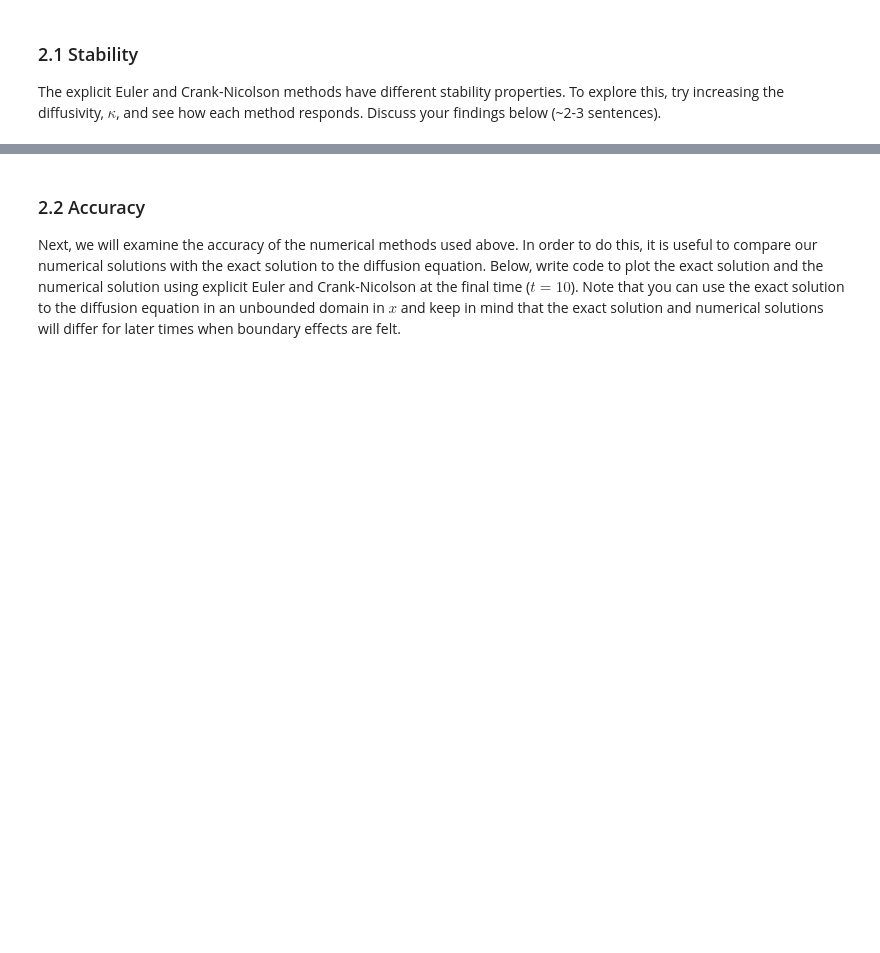
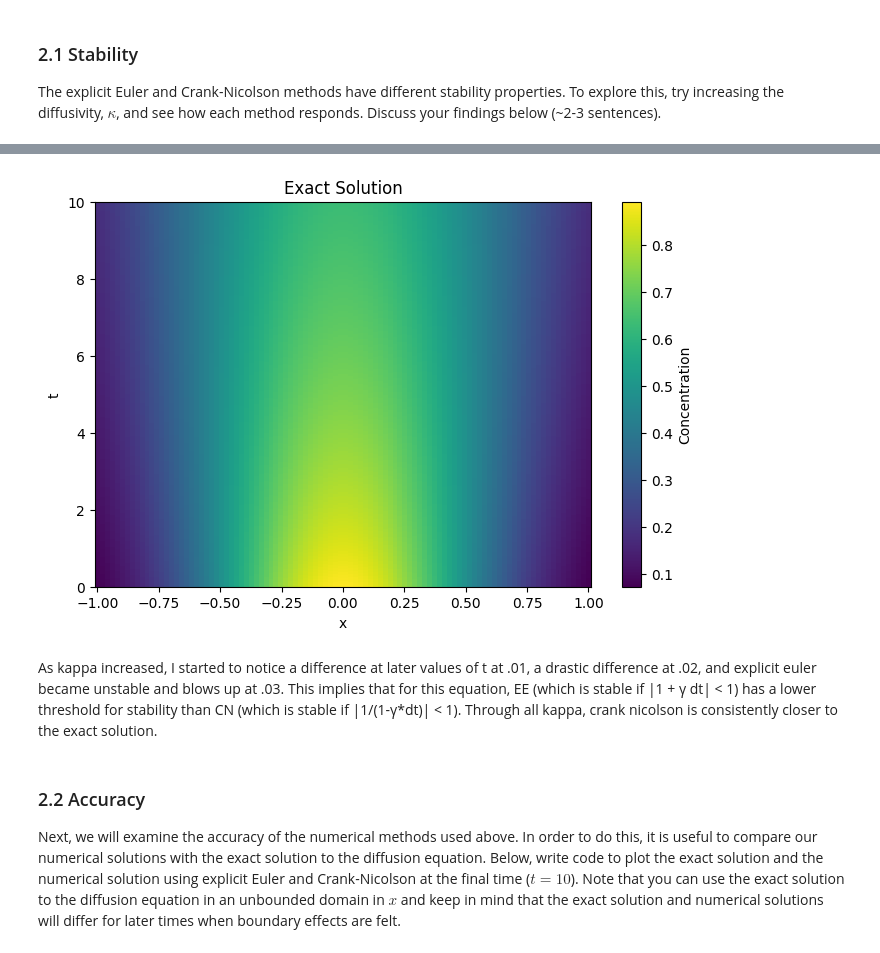
Before and after one commit to johnryantaylor/QCES, a Jupyter notebook: Project1_numerical_methods.ipynb, the cells around one changed output, grey strips where cells are left out. Cells and saved outputs as stored; diff of their text form; code cells hidden in the pictures; blank space fills up the shorter version.

```diff
--- a/Project1_numerical_methods.ipynb
+++ b/Project1_numerical_methods.ipynb
@@ -328,3 +359,27 @@ Plot everything to show
+# %%
+def get_exact_solution_at_x_and_t(x, t, kappa):
+  return (4*np.pi*kappa*t)**(-0.5)*np.exp(-x**2 / (4*kappa*t))
+
+kappa = .01
+
+t = np.linspace(t_start + 1e-9, t_end, Nt)  # Create a vector of times, add small value to avoid division by zero
+x = np.linspace(x_start, x_end, Nx)  # Create a vector for x
+
+exact_solution = np.zeros((Nx, Nt))
+for i in range(Nt):
+    exact_solution[:, i] = get_exact_solution_at_x_and_t(x, t[i], kappa)
+
+plt.figure(figsize=(8, 5))
+plt.pcolormesh(x, t, exact_solution.T, shading='auto')
+plt.xlabel('x')
+plt.ylabel('t')
+plt.title('Exact Solution')
+plt.colorbar(label='Concentration')
+plt.show()
+# %% [output]
+[figure, added]
+# %% [markdown]
+As kappa increased, I started to notice a difference at later values of t at .01, a drastic difference at .02, and explicit euler became unstable and blows up at .03. This implies that for this equation, EE (which is stable if |1 + γ dt| < 1) has a lower threshold for stability than CN (which is stable if |1/(1-γ*dt)| < 1). Through all kappa, crank nicolson is consistently closer to the exact solution.
 # %% [markdown]
 ### 2.2 Accuracy
 <a id='section2pt2'></a>
```
Also changed, not shown: parts of 4 cells of this notebook.
